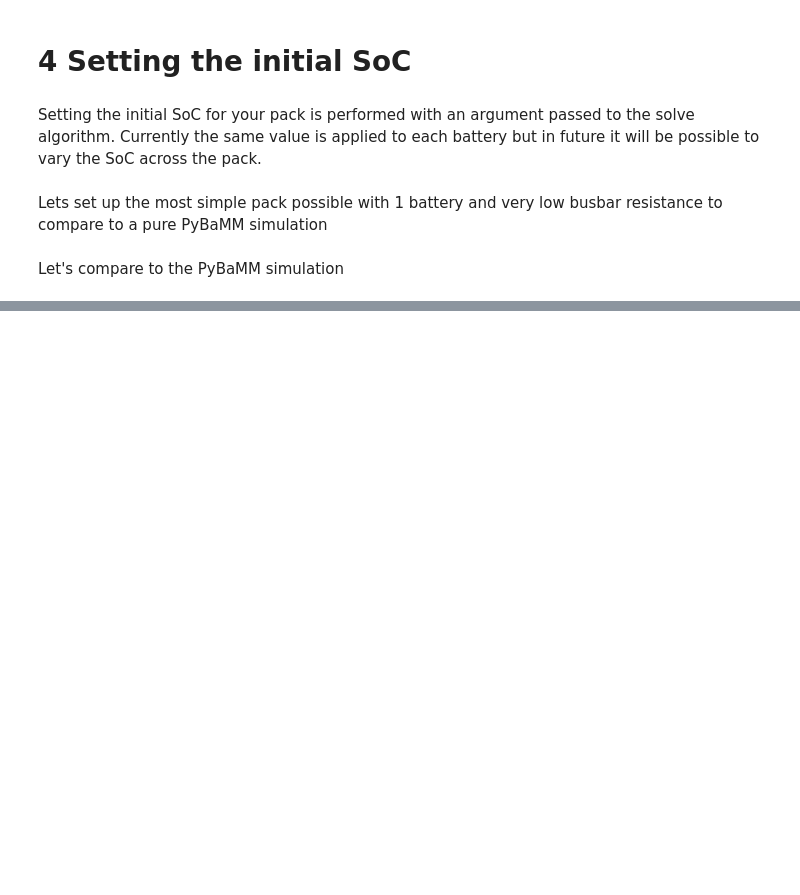
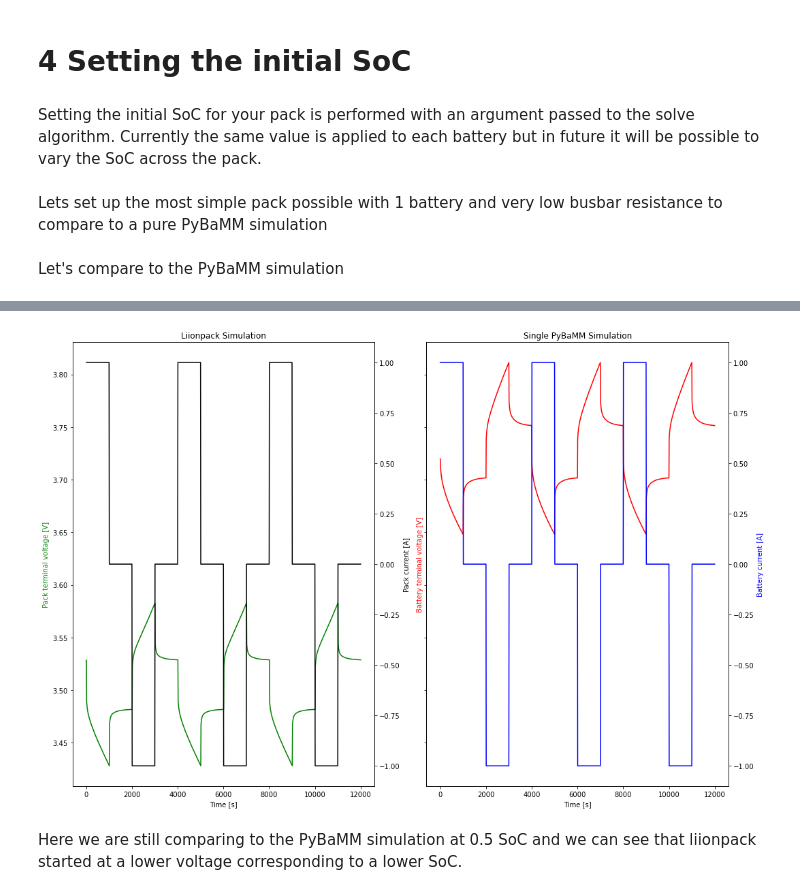
Before and after one commit to pybamm-team/liionpack, a Jupyter notebook: examples/notebooks/04 Initial SoC.ipynb, the cells around one changed output, grey strips where cells are left out. Drawn from its saved outputs; the diff is of its cells as text; code cells hidden in the pictures; blank space fills up the shorter version.

```diff
--- a/examples/notebooks/04 Initial SoC.ipynb
+++ b/examples/notebooks/04 Initial SoC.ipynb
@@ -88,0 +90,6 @@ output['Pack terminal voltage [V]'].min()
+# %%
+compare(sol, output)
+# %% [output]
+[figure, added]
+# %% [markdown]
+Here we are still comparing to the PyBaMM simulation at 0.5 SoC and we can see that liionpack started at a lower voltage corresponding to a lower SoC.
```
Also changed, not shown: parts of 15 cells of this notebook.
